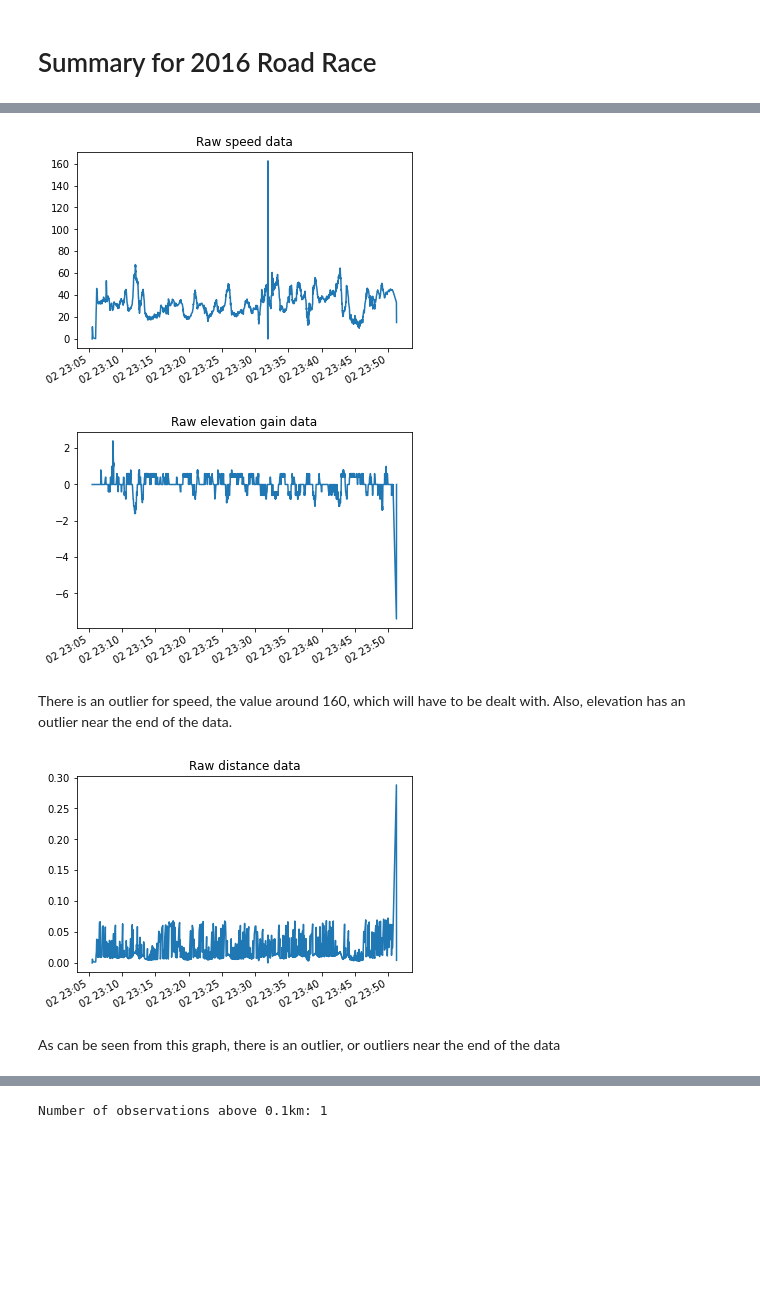
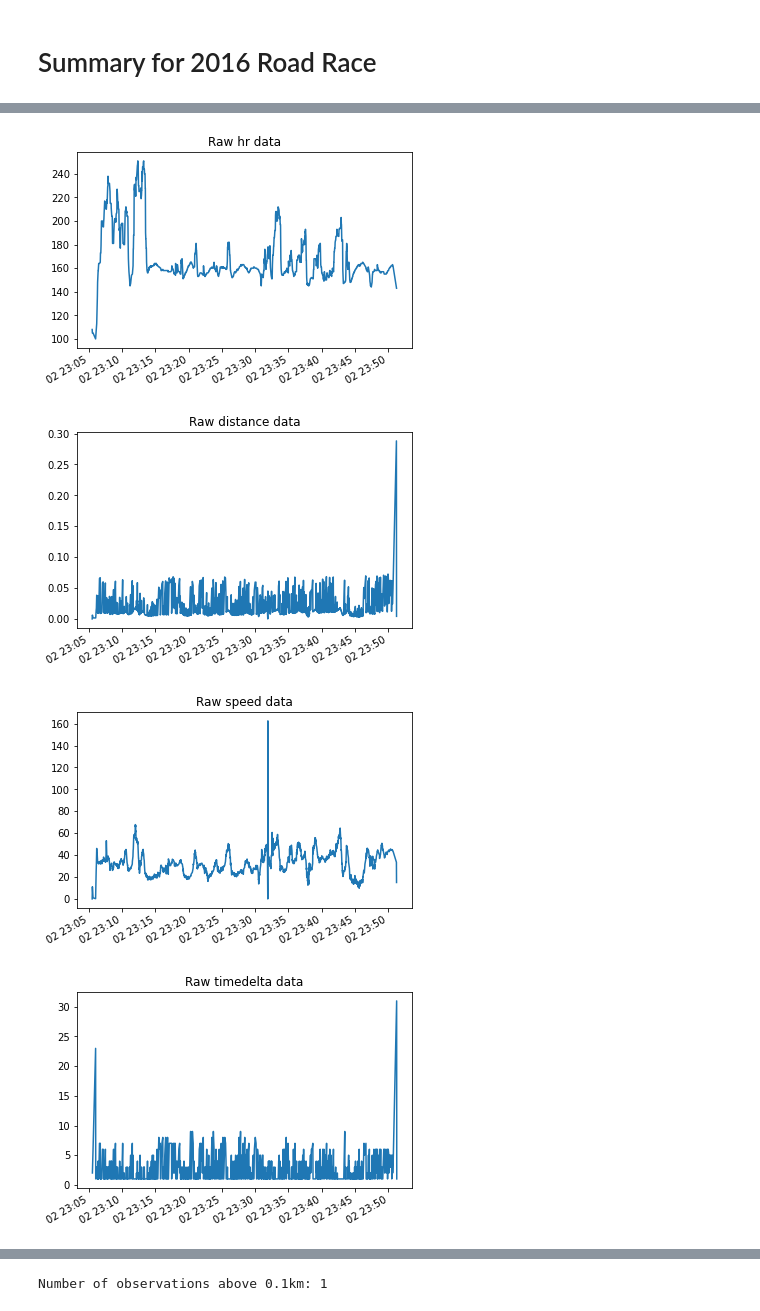
Before and after one commit to MQCOMP2200-S2-2021/data-science-portfolio-MQ-NickW, a Jupyter notebook: Portfolio 1.ipynb, the cells around one changed output, grey strips where cells are left out. Drawn from its saved outputs; the diff is of its cells as text; code cells hidden in the pictures; blank space fills up the shorter version.

```diff
--- a/Portfolio 1.ipynb
+++ b/Portfolio 1.ipynb
@@ -146,20 +200,21 @@ rr_2016_total_elevation_descended = rr_2016_total_elevation_descended['elevation
 # %%
+tt_2016['hr'].plot()
+plt.title("Raw hr data")
+plt.show()
+
+tt_2016['distance'].plot()
+plt.title("Raw distance data")
+plt.show()
+
 tt_2016['speed'].plot()
 plt.title("Raw speed data")
 plt.show()
-tt_2016['elevation_gain'].plot()
-plt.title("Raw elevation gain data")
+
+tt_2016['timedelta'].plot()
+plt.title("Raw timedelta data")
 plt.show()
 # %% [output]
-[figure, old version]
+[figure, new version]
-[figure, old version]
+[figure, new version]
+[figure, added]
+[figure, added]
-# %% [markdown]
-There is an outlier for speed, the value around 160, which will have to be dealt with. Also, elevation has an outlier near the end of the data.
-# %%
-tt_2016['distance'].plot()
-plt.title("Raw distance data")
-plt.show()
-# %% [output]
-[figure, removed]
-# %% [markdown]
-As can be seen from this graph, there is an outlier, or outliers near the end of the data
```
Also changed, not shown: parts of 17 cells of this notebook.
